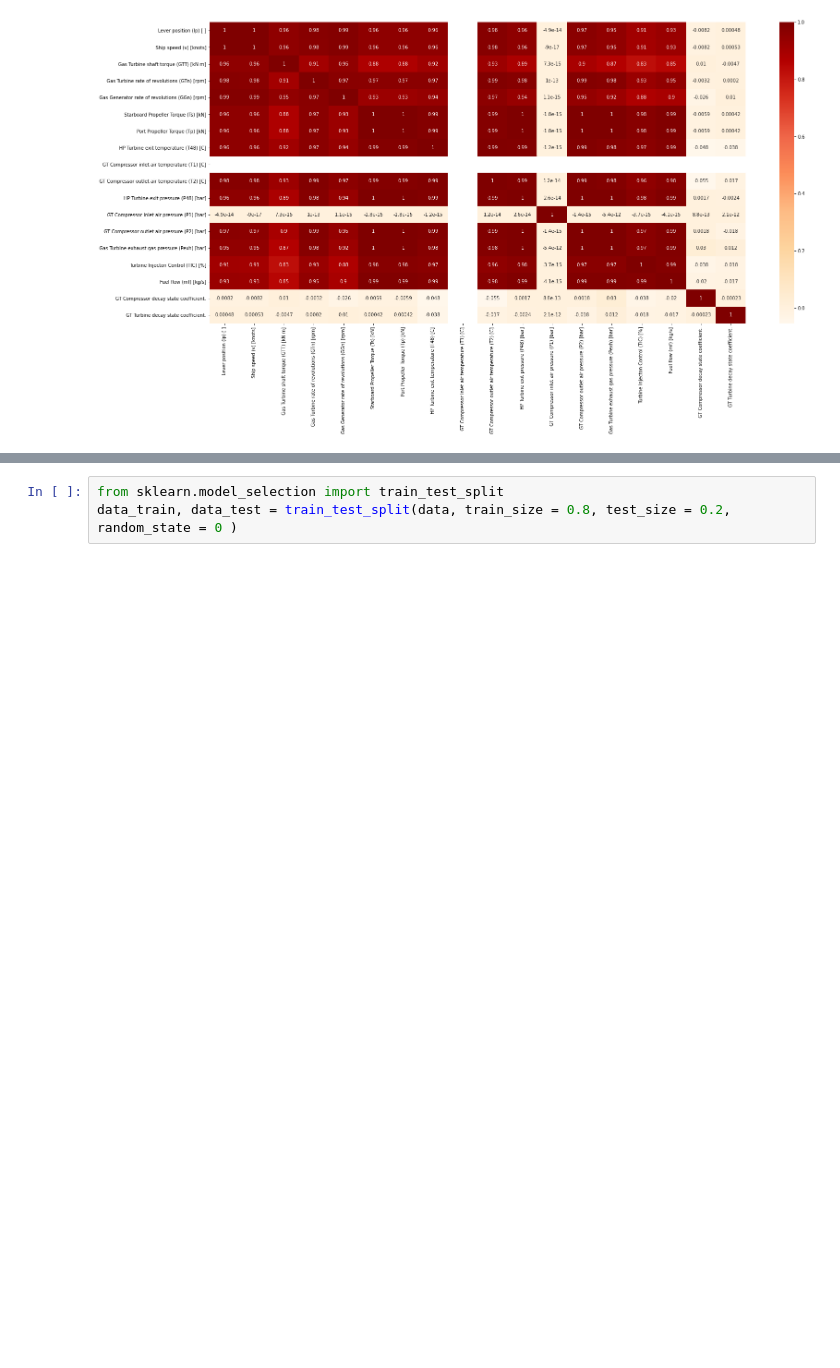
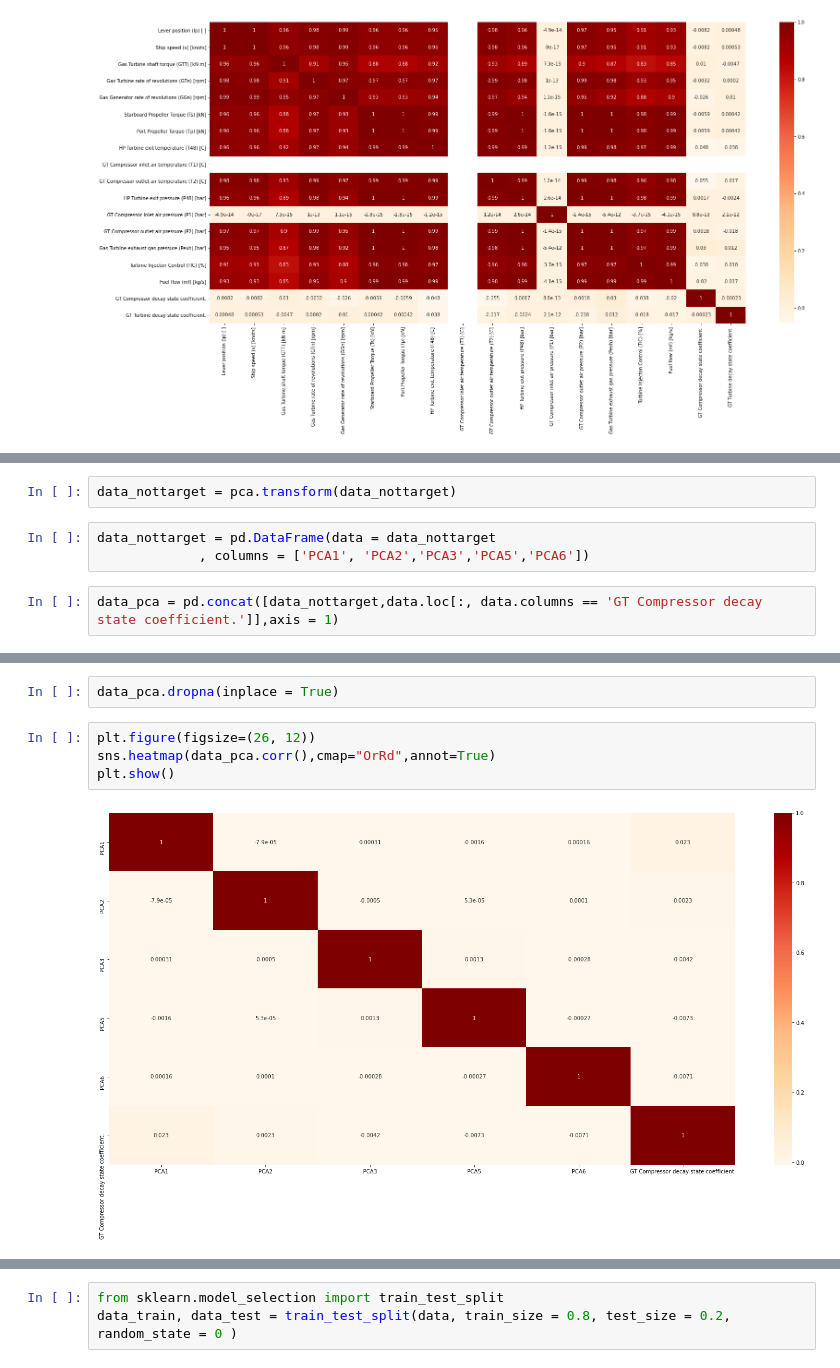
Before and after one commit to RobinDuhan/Assignments, a Jupyter notebook: Assignment 2.ipynb, the cells around one changed output, grey strips where cells are left out. Saved outputs shown, nothing was run; the diff lists cells and outputs as text; blank space fills up the shorter version.

```diff
--- a/Assignment 2.ipynb
+++ b/Assignment 2.ipynb
@@ -179,0 +208,7 @@ plt.show()
+# %%
+data_nottarget = pca.transform(data_nottarget)
+# %%
+data_nottarget = pd.DataFrame(data = data_nottarget
+             , columns = ['PCA1', 'PCA2','PCA3','PCA5','PCA6'])
+# %%
+data_pca = pd.concat([data_nottarget,data.loc[:, data.columns == 'GT Compressor decay state coefficient.']],axis = 1)
@@ -179,0 +224,8 @@ plt.show()
+# %%
+data_pca.dropna(inplace = True)
+# %%
+plt.figure(figsize=(26, 12))
+sns.heatmap(data_pca.corr(),cmap="OrRd",annot=True)
+plt.show()
+# %% [output]
+[figure, added]
```
Also changed, not shown: parts of 39 cells of this notebook.
